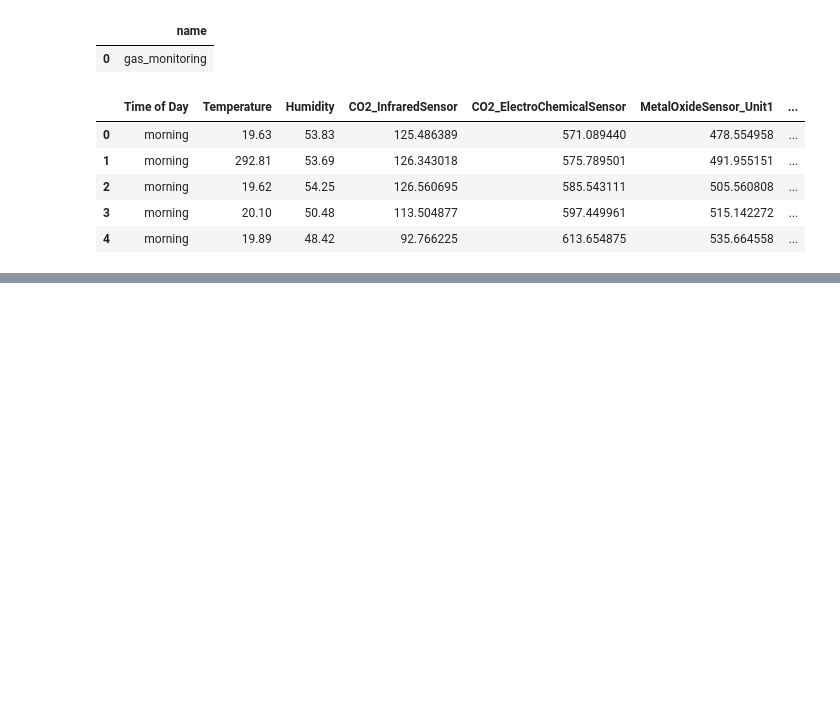
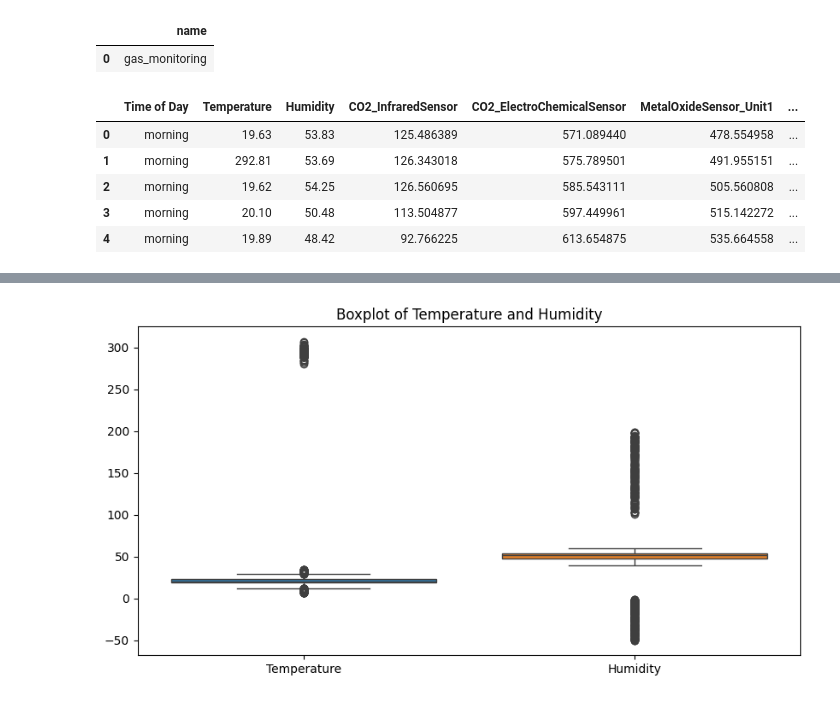
Before and after one commit to imcadenlim/git_practical, a Jupyter notebook: eda.ipynb, the cells around one changed output, grey strips where cells are left out. Drawn from its saved outputs; the diff is of its cells as text; code cells hidden in the pictures; blank space fills up the shorter version.

```diff
--- a/eda.ipynb
+++ b/eda.ipynb
@@ -29,0 +202,9 @@ df.head()
+# %%
+plt.figure(figsize=(10,5))
+
+sns.boxplot(data=df[["Temperature", "Humidity"]])
+
+plt.title("Boxplot of Temperature and Humidity")
+plt.show()
+# %% [output]
+[figure, added]
```
Also changed, not shown: parts of 63 cells of this notebook, 2 other files.
